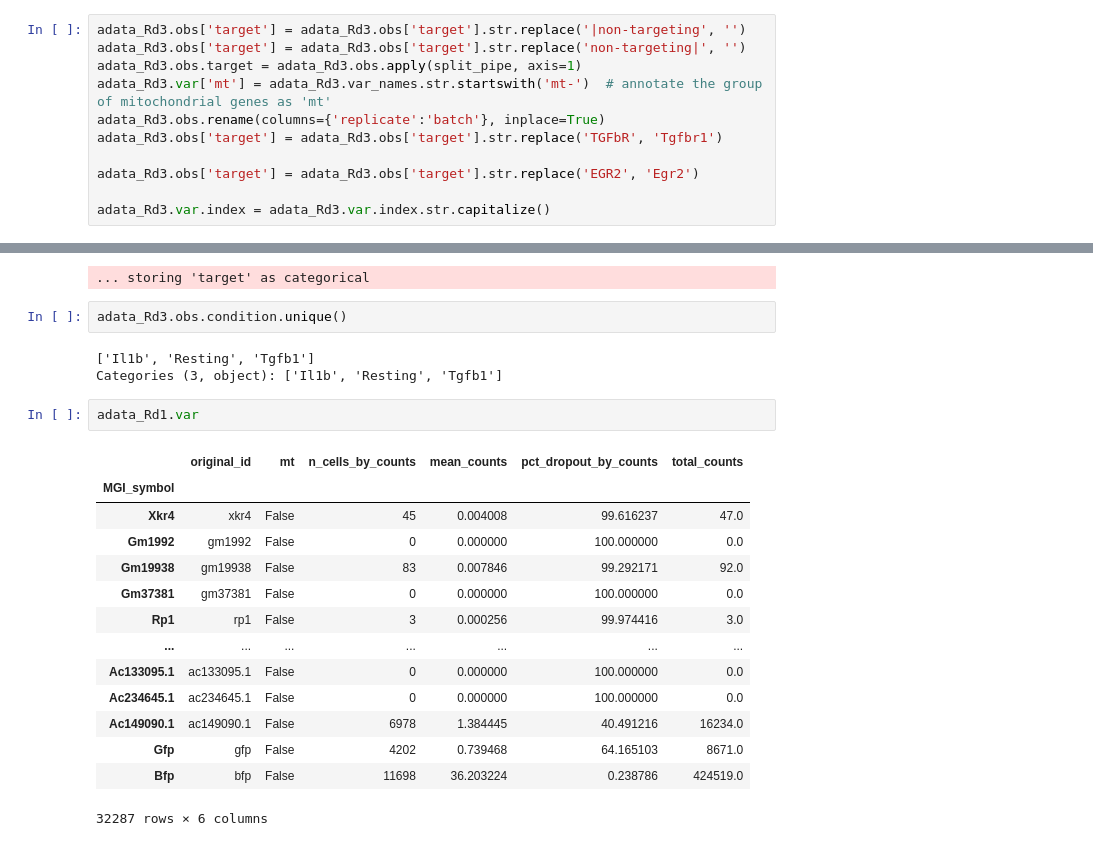
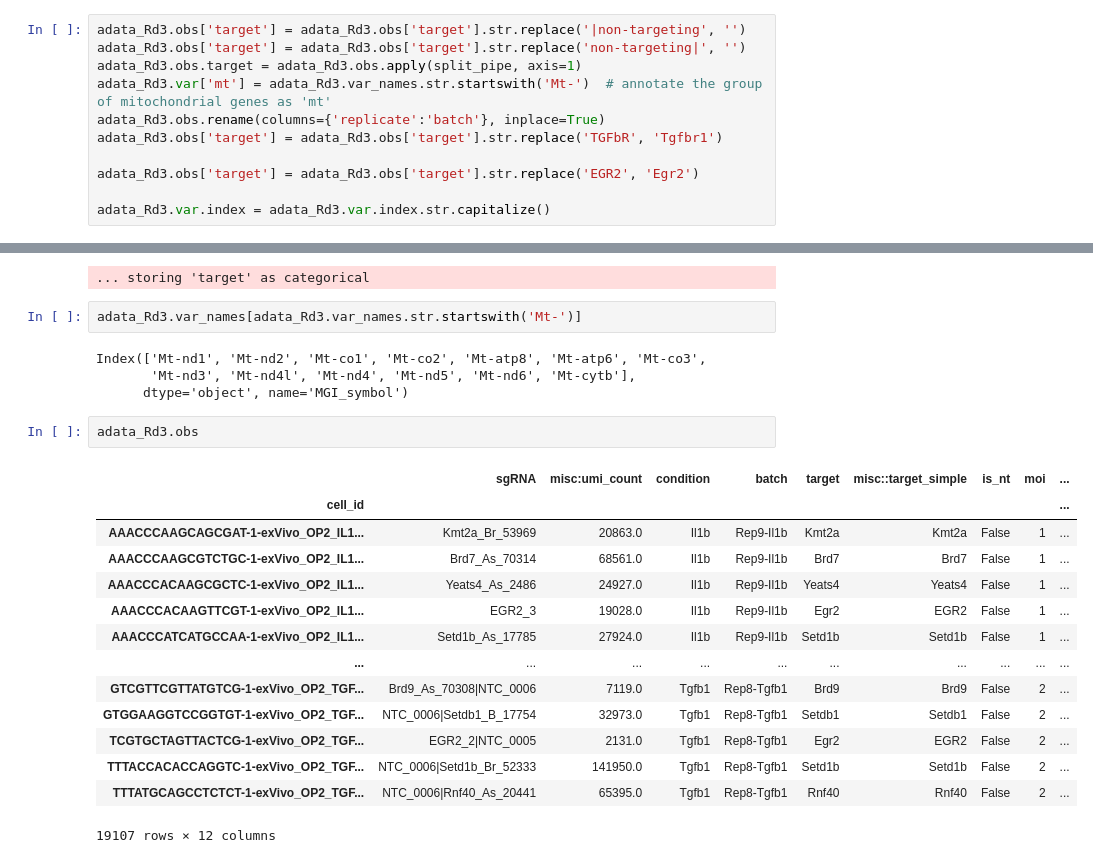
Before and after one commit to JPTK/fibroblast-perturb-seq-analysis, a Jupyter notebook: conversion-script.ipynb, the cells around one changed output, grey strips where cells are left out. Drawn from its saved outputs; the diff is of its cells as text.

```diff
--- a/conversion-script.ipynb
+++ b/conversion-script.ipynb
@@ -104,7 +105,7 @@ adata_Rd3 = anndata.read_h5ad(data_path_Rd3)
 adata_Rd3.obs['target'] = adata_Rd3.obs['target'].str.replace('|non-targeting', '')
 adata_Rd3.obs['target'] = adata_Rd3.obs['target'].str.replace('non-targeting|', '')
 adata_Rd3.obs.target = adata_Rd3.obs.apply(split_pipe, axis=1)
-adata_Rd3.var['mt'] = adata_Rd3.var_names.str.startswith('mt-')  # annotate the group of mitochondrial genes as 'mt'
+adata_Rd3.var['mt'] = adata_Rd3.var_names.str.startswith('Mt-')  # annotate the group of mitochondrial genes as 'mt'
 adata_Rd3.obs.rename(columns={'replicate':'batch'}, inplace=True)
 adata_Rd3.obs['target'] = adata_Rd3.obs['target'].str.replace('TGFbR', 'Tgfbr1')
 
@@ -124,24 +125,25 @@ adata_Rd3.write_h5ad('Rd3_Data_post_sgRNA_rescue-reseq.h5ad.gzip', compression='
 # %% [output]
 ... storing 'target' as categorical
 # %%
-adata_Rd3.obs.condition.unique()
+adata_Rd3.var_names[adata_Rd3.var_names.str.startswith('Mt-')]
 # %% [output]
-['Il1b', 'Resting', 'Tgfb1']
-Categories (3, object): ['Il1b', 'Resting', 'Tgfb1']
+Index(['Mt-nd1', 'Mt-nd2', 'Mt-co1', 'Mt-co2', 'Mt-atp8', 'Mt-atp6', 'Mt-co3',
+       'Mt-nd3', 'Mt-nd4l', 'Mt-nd4', 'Mt-nd5', 'Mt-nd6', 'Mt-cytb'],
+      dtype='object', name='MGI_symbol')
-# %%
-adata_Rd1.var
-# %% [output]
-|  | original_id | mt | n_cells_by_counts | mean_counts | pct_dropout_by_counts | total_counts |
-| MGI_symbol |  |  |  |  |  |  |
-| Xkr4 | xkr4 | False | 45 | 0.004008 | 99.616237 | 47.0 |
-| Gm1992 | gm1992 | False | 0 | 0.000000 | 100.000000 | 0.0 |
-| Gm19938 | gm19938 | False | 83 | 0.007846 | 99.292171 | 92.0 |
-| Gm37381 | gm37381 | False | 0 | 0.000000 | 100.000000 | 0.0 |
-| Rp1 | rp1 | False | 3 | 0.000256 | 99.974416 | 3.0 |
-| ... | ... | ... | ... | ... | ... | ... |
-| Ac133095.1 | ac133095.1 | False | 0 | 0.000000 | 100.000000 | 0.0 |
-| Ac234645.1 | ac234645.1 | False | 0 | 0.000000 | 100.000000 | 0.0 |
-| Ac149090.1 | ac149090.1 | False | 6978 | 1.384445 | 40.491216 | 16234.0 |
-| Gfp | gfp | False | 4202 | 0.739468 | 64.165103 | 8671.0 |
-| Bfp | bfp | False | 11698 | 36.203224 | 0.238786 | 424519.0 |
-32287 rows × 6 columns
+# %%
+adata_Rd3.obs
+# %% [output]
+|  | sgRNA | misc:umi_count | condition | batch | target | misc::target_simple | is_nt | moi | ... |
+| cell_id |  |  |  |  |  |  |  |  | ... |
+| AAACCCAAGCAGCGAT-1-exVivo_OP2_IL1... | Kmt2a_Br_53969 | 20863.0 | Il1b | Rep9-Il1b | Kmt2a | Kmt2a | False | 1 | ... |
+| AAACCCAAGCGTCTGC-1-exVivo_OP2_IL1... | Brd7_As_70314 | 68561.0 | Il1b | Rep9-Il1b | Brd7 | Brd7 | False | 1 | ... |
+| AAACCCACAAGCGCTC-1-exVivo_OP2_IL1... | Yeats4_As_2486 | 24927.0 | Il1b | Rep9-Il1b | Yeats4 | Yeats4 | False | 1 | ... |
+| AAACCCACAAGTTCGT-1-exVivo_OP2_IL1... | EGR2_3 | 19028.0 | Il1b | Rep9-Il1b | Egr2 | EGR2 | False | 1 | ... |
+| AAACCCATCATGCCAA-1-exVivo_OP2_IL1... | Setd1b_As_17785 | 27924.0 | Il1b | Rep9-Il1b | Setd1b | Setd1b | False | 1 | ... |
+| ... | ... | ... | ... | ... | ... | ... | ... | ... | ... |
+| GTCGTTCGTTATGTCG-1-exVivo_OP2_TGF... | Brd9_As_70308|NTC_0006 | 7119.0 | Tgfb1 | Rep8-Tgfb1 | Brd9 | Brd9 | False | 2 | ... |
+| GTGGAAGGTCCGGTGT-1-exVivo_OP2_TGF... | NTC_0006|Setdb1_B_17754 | 32973.0 | Tgfb1 | Rep8-Tgfb1 | Setdb1 | Setdb1 | False | 2 | ... |
+| TCGTGCTAGTTACTCG-1-exVivo_OP2_TGF... | EGR2_2|NTC_0005 | 2131.0 | Tgfb1 | Rep8-Tgfb1 | Egr2 | EGR2 | False | 2 | ... |
+| TTTACCACACCAGGTC-1-exVivo_OP2_TGF... | NTC_0006|Setd1b_Br_52333 | 141950.0 | Tgfb1 | Rep8-Tgfb1 | Setd1b | Setd1b | False | 2 | ... |
+| TTTATGCAGCCTCTCT-1-exVivo_OP2_TGF... | NTC_0006|Rnf40_As_20441 | 65395.0 | Tgfb1 | Rep8-Tgfb1 | Rnf40 | Rnf40 | False | 2 | ... |
+19107 rows × 12 columns
```
Also changed, not shown: parts of 7 cells of this notebook, 5 other files.
